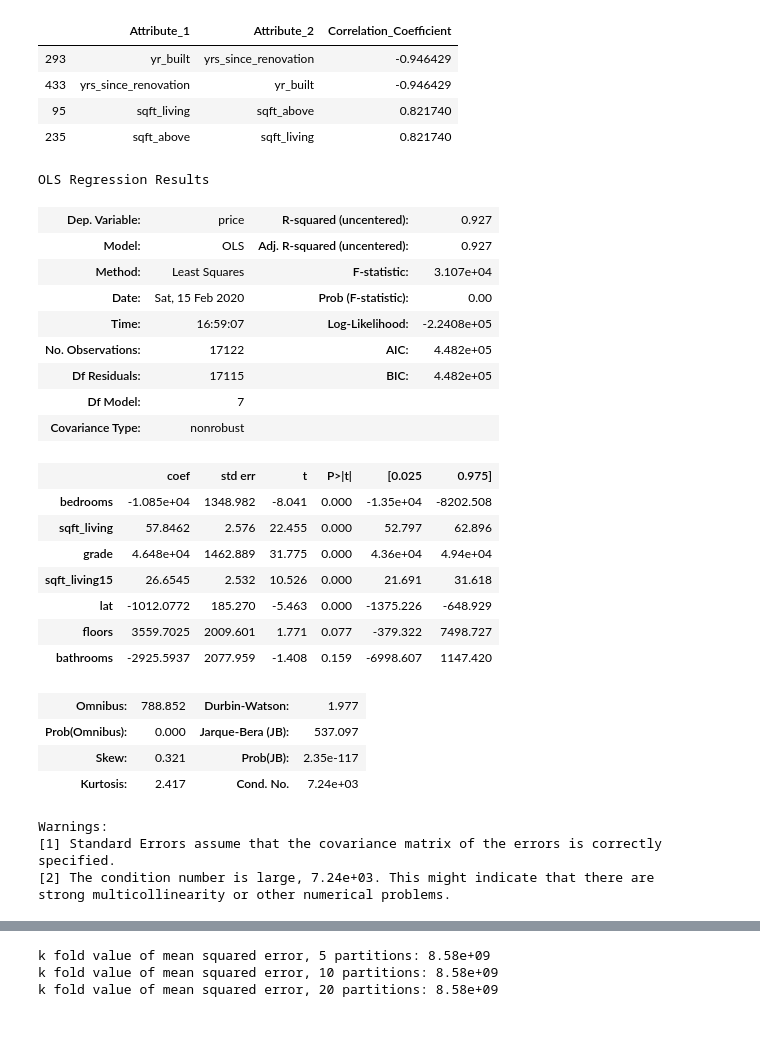
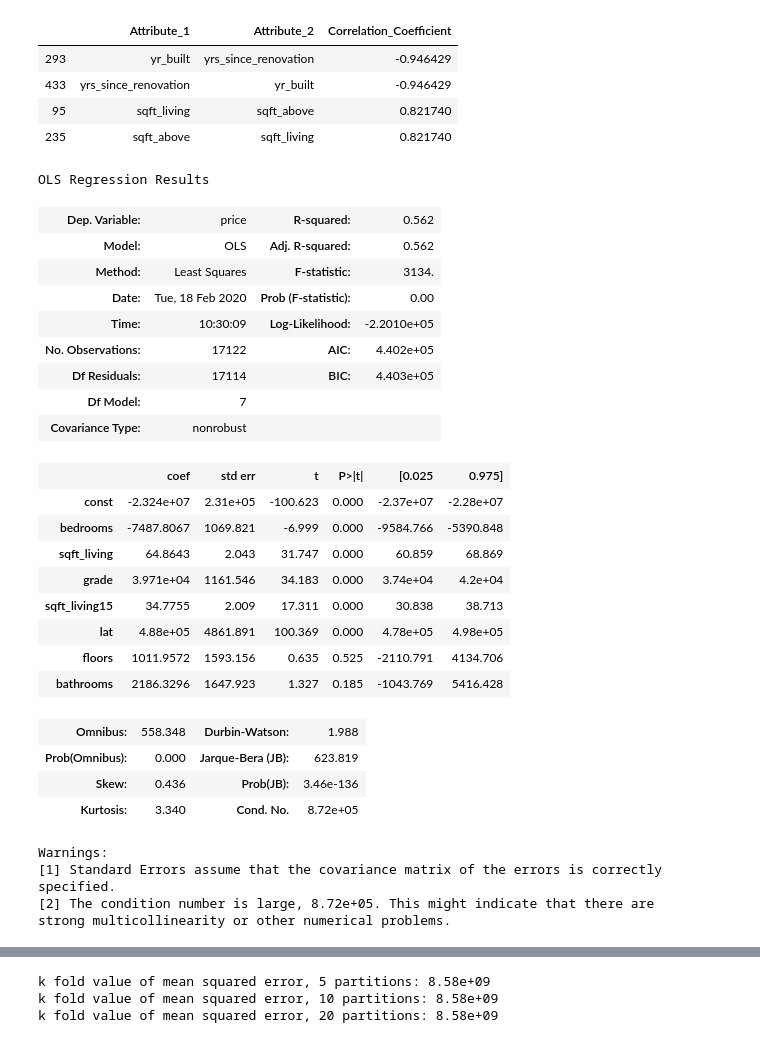
Before and after one commit to stacyshingleton/dsc-v2-mod1-final-project-online-ds-sp-000, a Jupyter notebook: ModuleOneProject.ipynb, the cells around one changed output, grey strips where cells are left out. Drawn from its saved outputs; the diff is of its cells as text; code cells hidden in the pictures.

```diff
--- a/ModuleOneProject.ipynb
+++ b/ModuleOneProject.ipynb
@@ -480,39 +482,43 @@ corr.loc[corr['Correlation_Coefficient'].abs() > 0.75].sort_values(by = 'Correla
 # %%
 # calculating OLS regression results thru statsmodels
+# includes y intercept constant
 
 import statsmodels.api as sm
+
 X = df[['bedrooms', 'sqft_living', 'grade', 'sqft_living15', 'lat', 'floors', 'bathrooms']]
+X = sm.add_constant(X)
 y = df['price']
 
 model = sm.OLS(y,X).fit()
 predictions = model.predict(X)
 model.summary()
 # %% [output]
 OLS Regression Results
-| Dep. Variable: | price | R-squared (uncentered): | 0.927 |
-| Model: | OLS | Adj. R-squared (uncentered): | 0.927 |
-| Method: | Least Squares | F-statistic: | 3.107e+04 |
-| Date: | Sat, 15 Feb 2020 | Prob (F-statistic): | 0.00 |
-| Time: | 16:59:07 | Log-Likelihood: | -2.2408e+05 |
-| No. Observations: | 17122 | AIC: | 4.482e+05 |
-| Df Residuals: | 17115 | BIC: | 4.482e+05 |
+| Dep. Variable: | price | R-squared: | 0.562 |
+| Model: | OLS | Adj. R-squared: | 0.562 |
+| Method: | Least Squares | F-statistic: | 3134. |
+| Date: | Tue, 18 Feb 2020 | Prob (F-statistic): | 0.00 |
+| Time: | 10:30:09 | Log-Likelihood: | -2.2010e+05 |
+| No. Observations: | 17122 | AIC: | 4.402e+05 |
+| Df Residuals: | 17114 | BIC: | 4.403e+05 |
 | Df Model: | 7 |  |  |
 | Covariance Type: | nonrobust |  |  |
 |  | coef | std err | t | P>|t| | [0.025 | 0.975] |
-| bedrooms | -1.085e+04 | 1348.982 | -8.041 | 0.000 | -1.35e+04 | -8202.508 |
-| sqft_living | 57.8462 | 2.576 | 22.455 | 0.000 | 52.797 | 62.896 |
-| grade | 4.648e+04 | 1462.889 | 31.775 | 0.000 | 4.36e+04 | 4.94e+04 |
-| sqft_living15 | 26.6545 | 2.532 | 10.526 | 0.000 | 21.691 | 31.618 |
-| lat | -1012.0772 | 185.270 | -5.463 | 0.000 | -1375.226 | -648.929 |
-| floors | 3559.7025 | 2009.601 | 1.771 | 0.077 | -379.322 | 7498.727 |
-| bathrooms | -2925.5937 | 2077.959 | -1.408 | 0.159 | -6998.607 | 1147.420 |
+| const | -2.324e+07 | 2.31e+05 | -100.623 | 0.000 | -2.37e+07 | -2.28e+07 |
+| bedrooms | -7487.8067 | 1069.821 | -6.999 | 0.000 | -9584.766 | -5390.848 |
+| sqft_living | 64.8643 | 2.043 | 31.747 | 0.000 | 60.859 | 68.869 |
+| grade | 3.971e+04 | 1161.546 | 34.183 | 0.000 | 3.74e+04 | 4.2e+04 |
+| sqft_living15 | 34.7755 | 2.009 | 17.311 | 0.000 | 30.838 | 38.713 |
+| lat | 4.88e+05 | 4861.891 | 100.369 | 0.000 | 4.78e+05 | 4.98e+05 |
+| floors | 1011.9572 | 1593.156 | 0.635 | 0.525 | -2110.791 | 4134.706 |
+| bathrooms | 2186.3296 | 1647.923 | 1.327 | 0.185 | -1043.769 | 5416.428 |
-| Omnibus: | 788.852 | Durbin-Watson: | 1.977 |
-| Prob(Omnibus): | 0.000 | Jarque-Bera (JB): | 537.097 |
-| Skew: | 0.321 | Prob(JB): | 2.35e-117 |
-| Kurtosis: | 2.417 | Cond. No. | 7.24e+03 |
+| Omnibus: | 558.348 | Durbin-Watson: | 1.988 |
+| Prob(Omnibus): | 0.000 | Jarque-Bera (JB): | 623.819 |
+| Skew: | 0.436 | Prob(JB): | 3.46e-136 |
+| Kurtosis: | 3.340 | Cond. No. | 8.72e+05 |
 Warnings:
 [1] Standard Errors assume that the covariance matrix of the errors is correctly specified.
-[2] The condition number is large, 7.24e+03. This might indicate that there are
+[2] The condition number is large, 8.72e+05. This might indicate that there are
 strong multicollinearity or other numerical problems.
 # %%
 # Q-Q plot thru scipy
```
Also changed, not shown: parts of 5 cells of this notebook.
